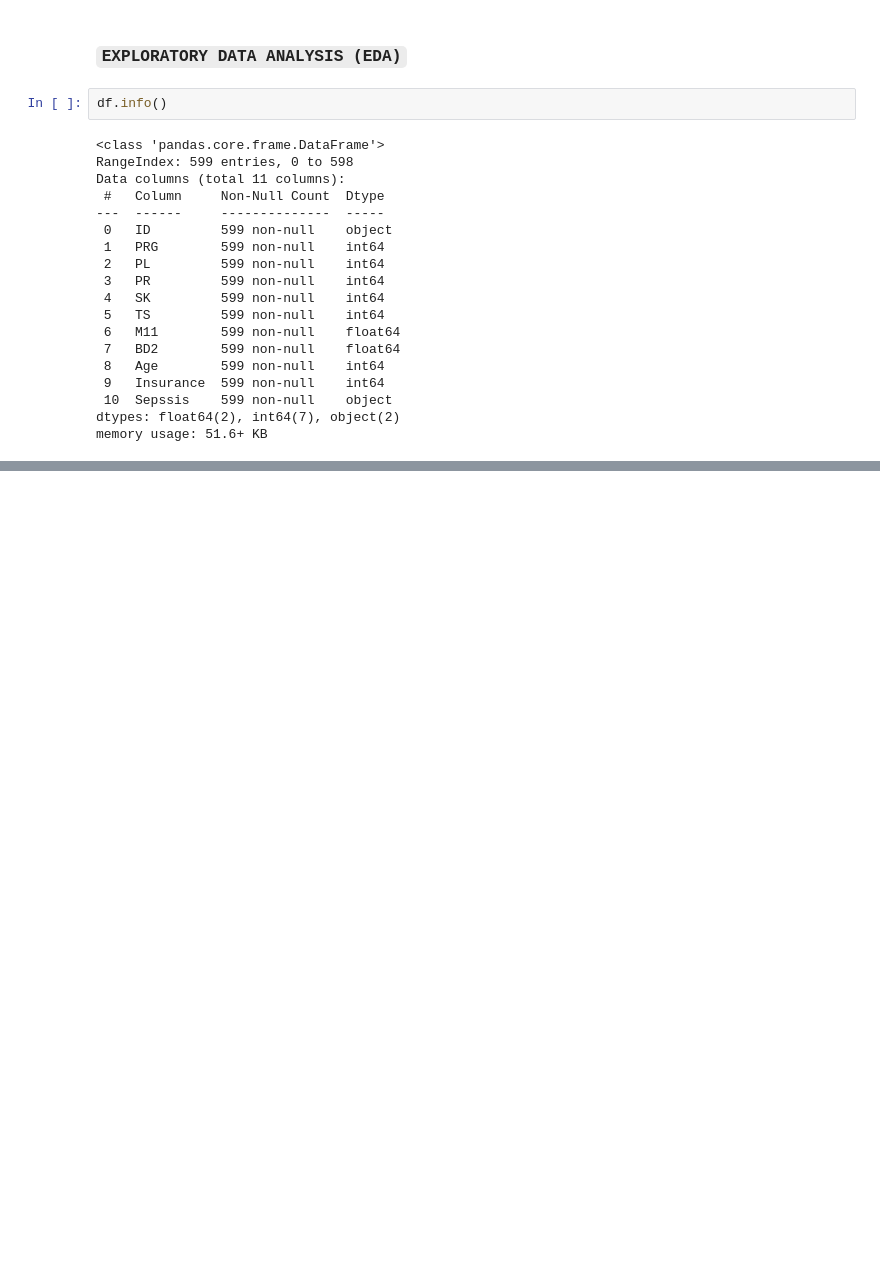
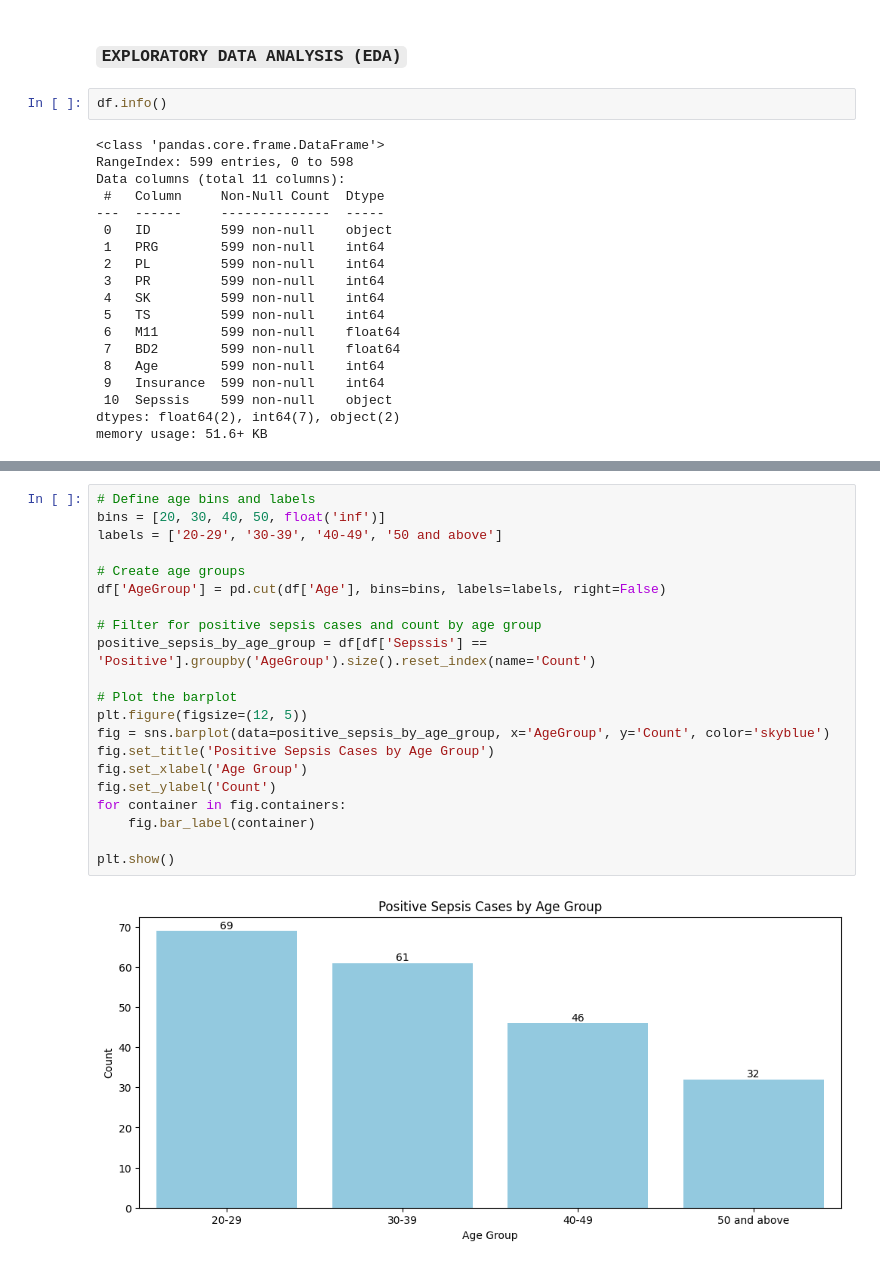
Before and after one commit to murithidenisgitobu/Sepsis-Predictor, a Jupyter notebook: Notebook.ipynb, the cells around one changed output, grey strips where cells are left out. Cells and saved outputs as stored; diff of their text form; blank space fills up the shorter version.

```diff
--- a/Notebook.ipynb
+++ b/Notebook.ipynb
@@ -176,0 +198,23 @@ plt.show()
+# %%
+# Define age bins and labels
+bins = [20, 30, 40, 50, float('inf')]
+labels = ['20-29', '30-39', '40-49', '50 and above']
+
+# Create age groups
+df['AgeGroup'] = pd.cut(df['Age'], bins=bins, labels=labels, right=False)
+
+# Filter for positive sepsis cases and count by age group
+positive_sepsis_by_age_group = df[df['Sepssis'] == 'Positive'].groupby('AgeGroup').size().reset_index(name='Count')
+
+# Plot the barplot
+plt.figure(figsize=(12, 5))
+fig = sns.barplot(data=positive_sepsis_by_age_group, x='AgeGroup', y='Count', color='skyblue')
+fig.set_title('Positive Sepsis Cases by Age Group')
+fig.set_xlabel('Age Group')
+fig.set_ylabel('Count')
+for container in fig.containers:
+    fig.bar_label(container)
+
+plt.show()
+# %% [output]
+[figure, added]
```
Also changed, not shown: parts of 16 cells of this notebook.
